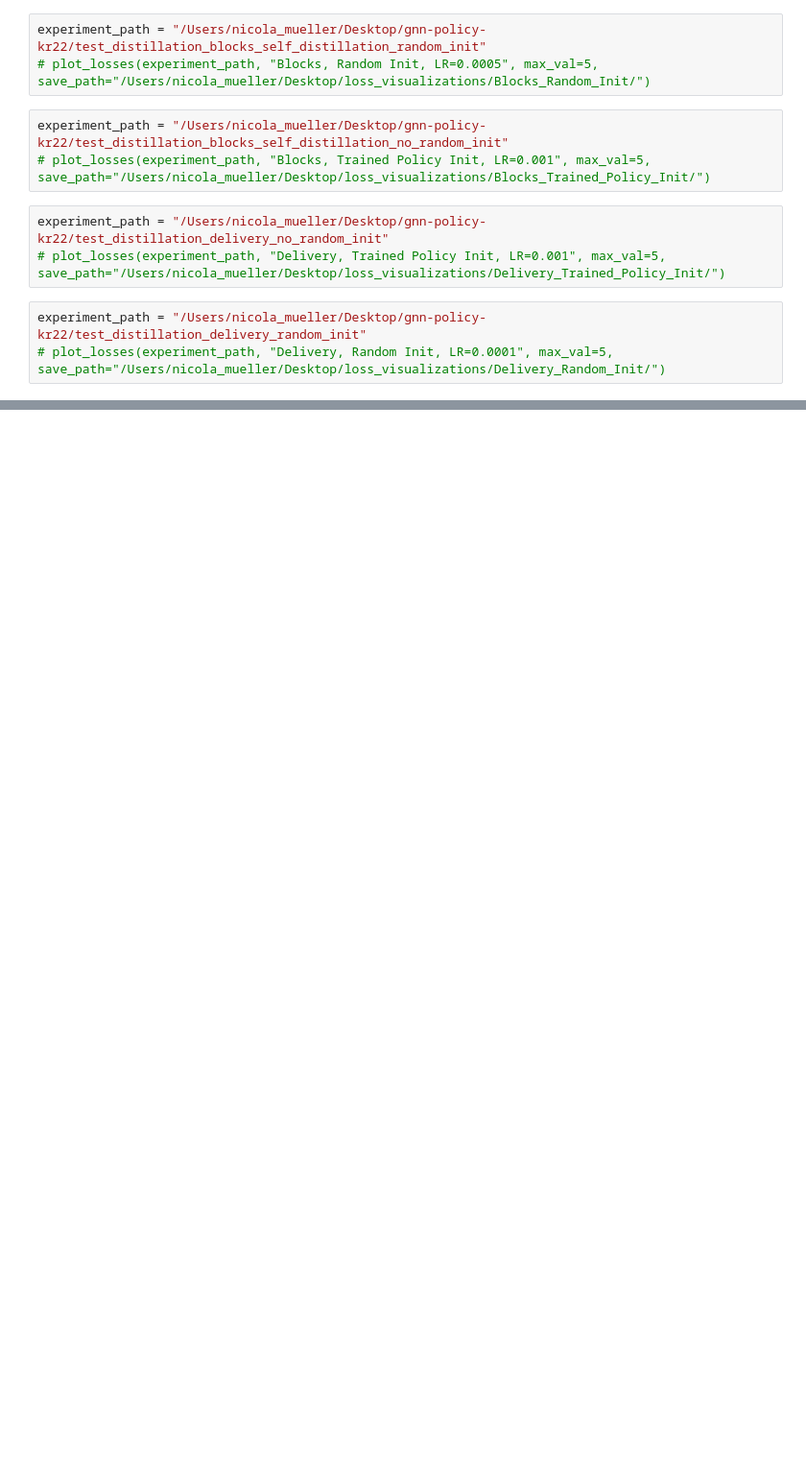
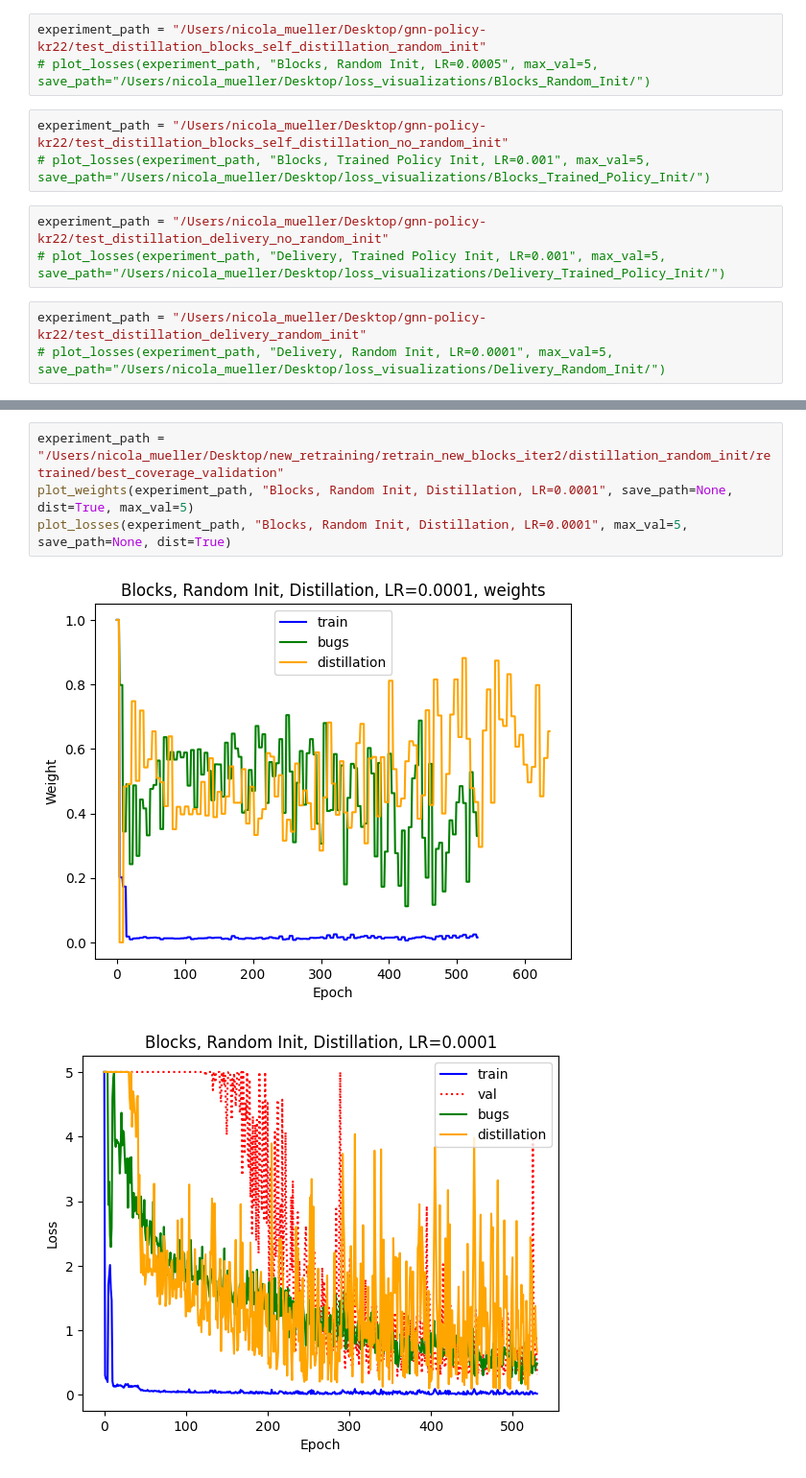
Before and after one commit to fai-saarland/gnn-policy-kr22, a Jupyter notebook: network/visualize_losses.ipynb, the cells around one changed output, grey strips where cells are left out. Shown: that part at 96% size. Cells and saved outputs as stored; diff of their text form; blank space fills up the shorter version.

```diff
--- a/network/visualize_losses.ipynb
+++ b/network/visualize_losses.ipynb
@@ -215,0 +226,7 @@ plot_weights(experiment_path, "Blocks, Random Init, No Distillation, LR=0.0001",
+# %%
+experiment_path = "/Users/nicola_mueller/Desktop/new_retraining/retrain_new_blocks_iter2/distillation_random_init/retrained/best_coverage_validation"
+plot_weights(experiment_path, "Blocks, Random Init, Distillation, LR=0.0001", save_path=None, dist=True, max_val=5)
+plot_losses(experiment_path, "Blocks, Random Init, Distillation, LR=0.0001", max_val=5, save_path=None, dist=True)
+# %% [output]
+[figure, added]
+[figure, added]
```
Also changed, not shown: parts of 4 cells of this notebook, 30 other files.
